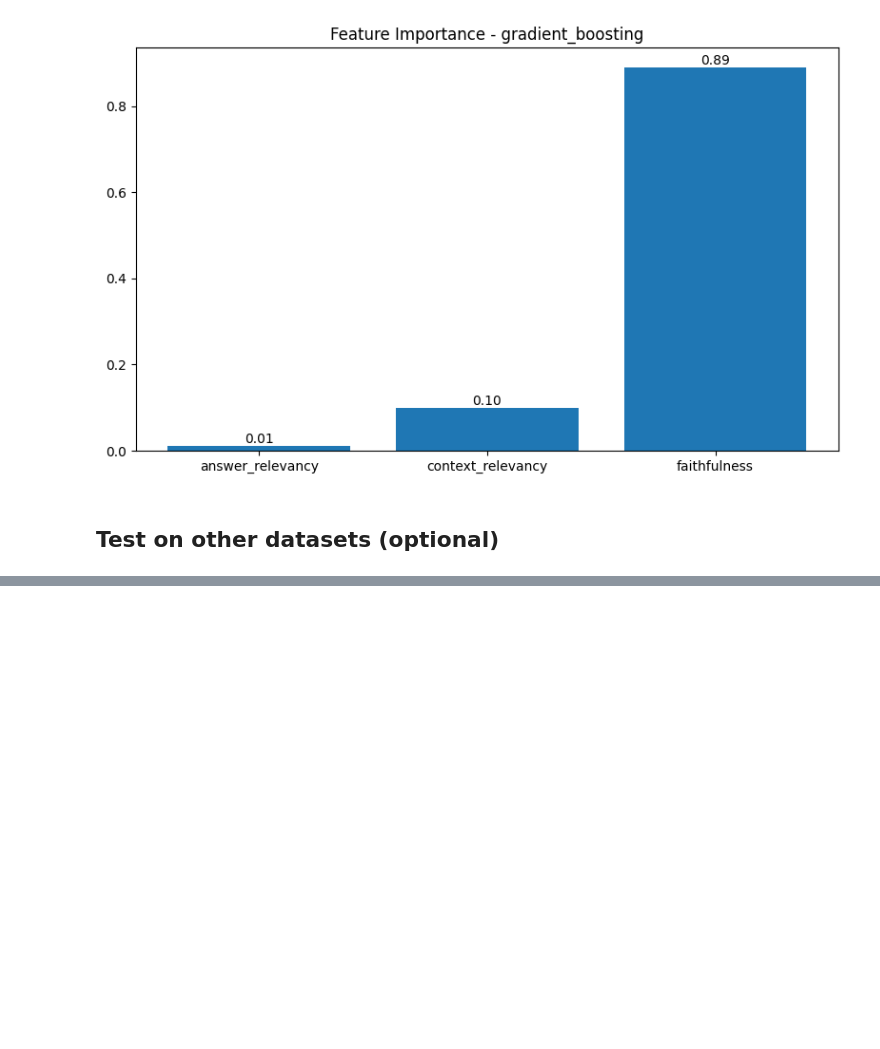
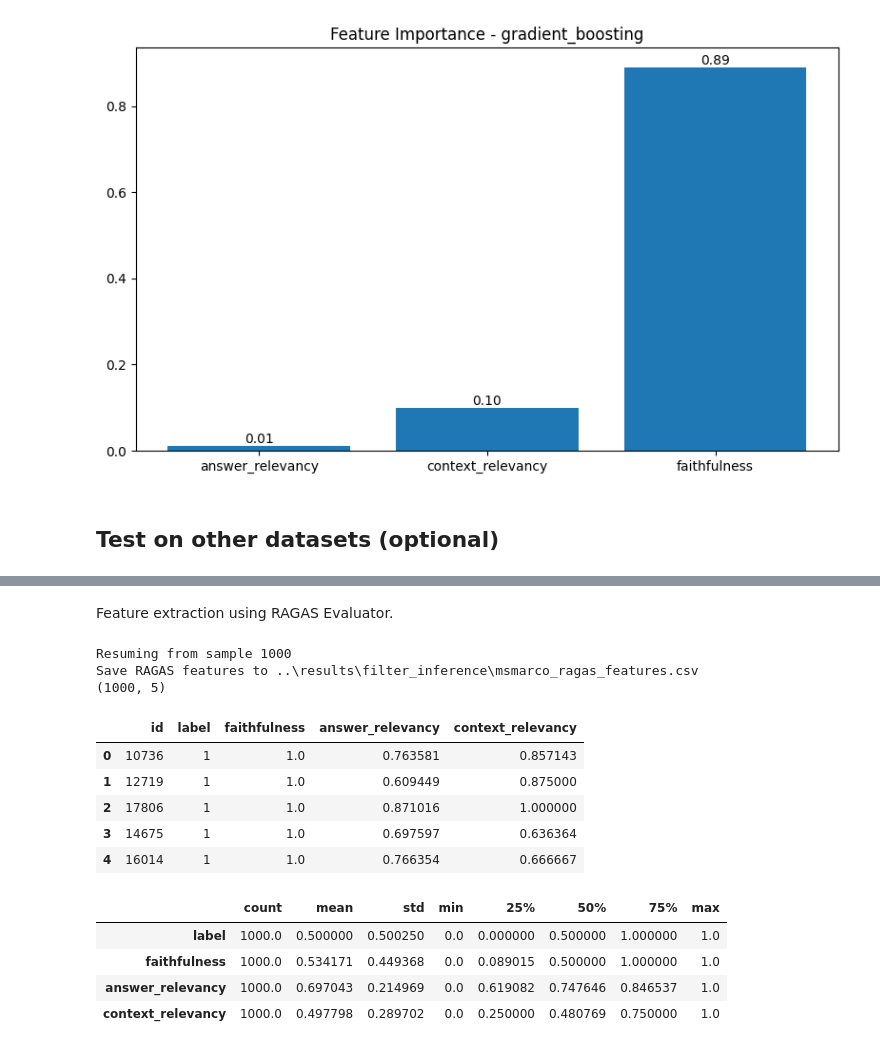
Before and after one commit to Htaaxx/ragas-evaluation, a Jupyter notebook: notebooks/filter-with-ragas.ipynb, the cells around one changed output, grey strips where cells are left out. Cells and saved outputs as stored; diff of their text form; code cells hidden in the pictures; blank space fills up the shorter version.

```diff
--- a/notebooks/filter-with-ragas.ipynb
+++ b/notebooks/filter-with-ragas.ipynb
@@ -906,0 +384,4 @@ Done.
+# %%
+MS_PATH = Path('../data/ms-macro/labeled_msmacro.csv')
+WIKI_PATH = Path('../data/wikiEval/labeled_wikieval.csv')
+OUTPUT_FILTER = OUTPUT_DIR / "filter_inference"
@@ -906,0 +467,25 @@ Done.
+# %% [markdown]
+Feature extraction using RAGAS Evaluator.
+# %%
+ms_feature_df = extractor.transform(data=ms_marco_df,
+                                    feature_path=OUTPUT_FILTER/"msmarco_ragas_features.csv",
+                                    checkpoint_path=OUTPUT_FILTER/"msmarco_ragas_checkpoints.csv")
+print(f"Save RAGAS features to {OUTPUT_FILTER/'msmarco_ragas_features.csv'}")
+print(ms_feature_df.shape)
+display(ms_feature_df.head())
+display(ms_feature_df.describe().T)
+# %% [output]
+Resuming from sample 1000
+Save RAGAS features to ..\results\filter_inference\msmarco_ragas_features.csv
+(1000, 5)
+|  | id | label | faithfulness | answer_relevancy | context_relevancy |
+| 0 | 10736 | 1 | 1.0 | 0.763581 | 0.857143 |
+| 1 | 12719 | 1 | 1.0 | 0.609449 | 0.875000 |
+| 2 | 17806 | 1 | 1.0 | 0.871016 | 1.000000 |
+| 3 | 14675 | 1 | 1.0 | 0.697597 | 0.636364 |
+| 4 | 16014 | 1 | 1.0 | 0.766354 | 0.666667 |
+|  | count | mean | std | min | 25% | 50% | 75% | max |
+| label | 1000.0 | 0.500000 | 0.500250 | 0.0 | 0.000000 | 0.500000 | 1.000000 | 1.0 |
+| faithfulness | 1000.0 | 0.534171 | 0.449368 | 0.0 | 0.089015 | 0.500000 | 1.000000 | 1.0 |
+| answer_relevancy | 1000.0 | 0.697043 | 0.214969 | 0.0 | 0.619082 | 0.747646 | 0.846537 | 1.0 |
+| context_relevancy | 1000.0 | 0.497798 | 0.289702 | 0.0 | 0.250000 | 0.480769 | 0.750000 | 1.0 |
```
Also changed, not shown: parts of 23 cells of this notebook, 20 other files.
